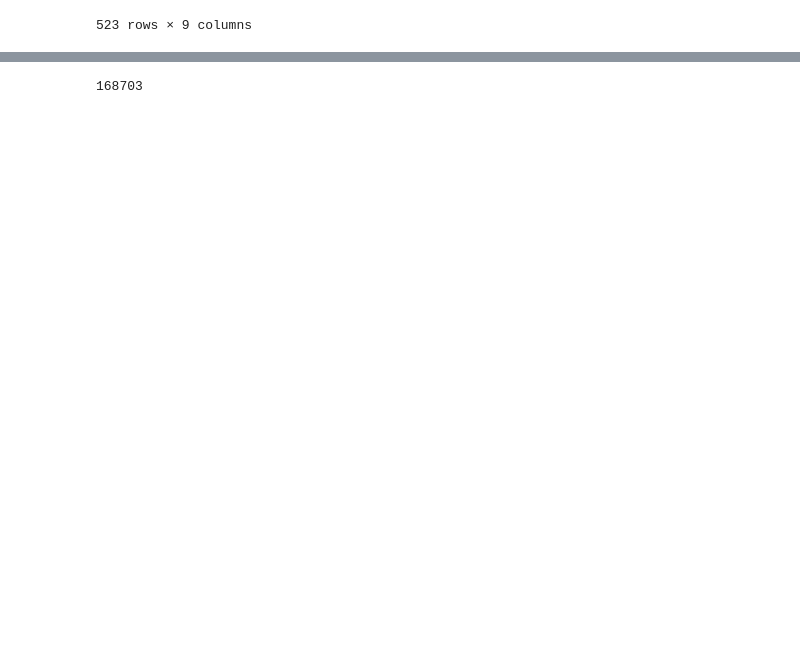
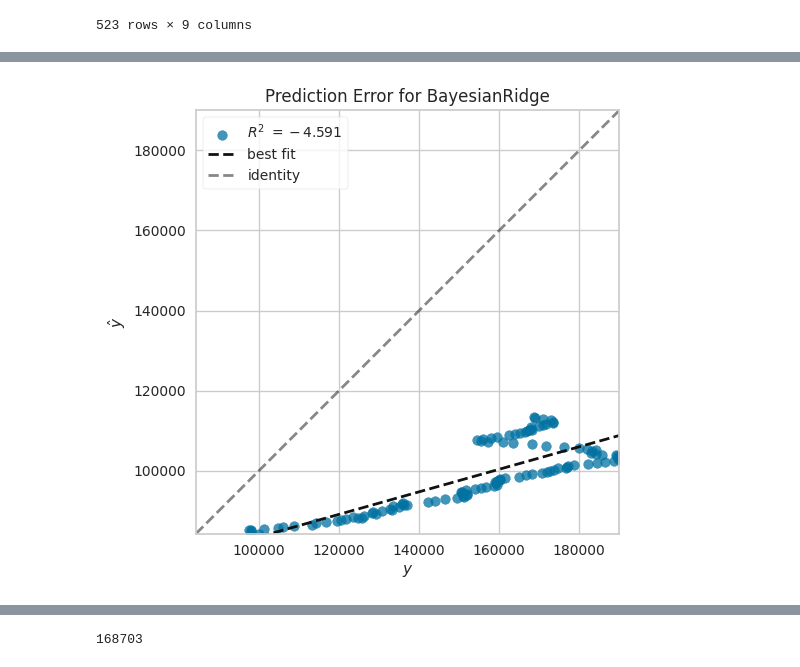
Before and after one commit to data-to-insight/ERN-sessions, a Jupyter notebook: Intro to forecasting and ML/2 Time series forecasting with pycaret.ipynb, the cells around one changed output, grey strips where cells are left out. Saved outputs shown, nothing was run; the diff lists cells and outputs as text; code cells hidden in the pictures; blank space fills up the shorter version.

```diff
--- a/Intro to forecasting and ML/2 Time series forecasting with pycaret.ipynb
+++ b/Intro to forecasting and ML/2 Time series forecasting with pycaret.ipynb
@@ -106,0 +126,4 @@ best = compare_models(sort = 'MAE')
+# %%
+# plot error
+plot_model(best, plot = 'error')
+# %% [output]
@@ -107,3 +131,4 @@ best = compare_models(sort = 'MAE')
+[figure, added]
 # %%
 future_dates = pd.date_range(start = '2011-01-01', end = '2030-01-01', freq = 'MS')
 future_df = pd.DataFrame()
```
Also changed, not shown: parts of 9 cells of this notebook, 1 other file.
